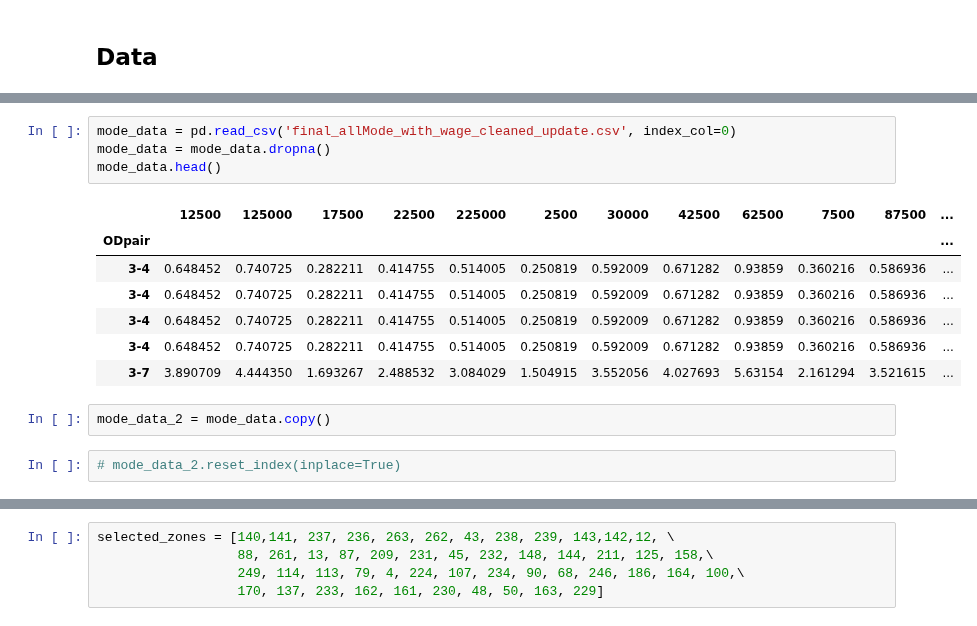
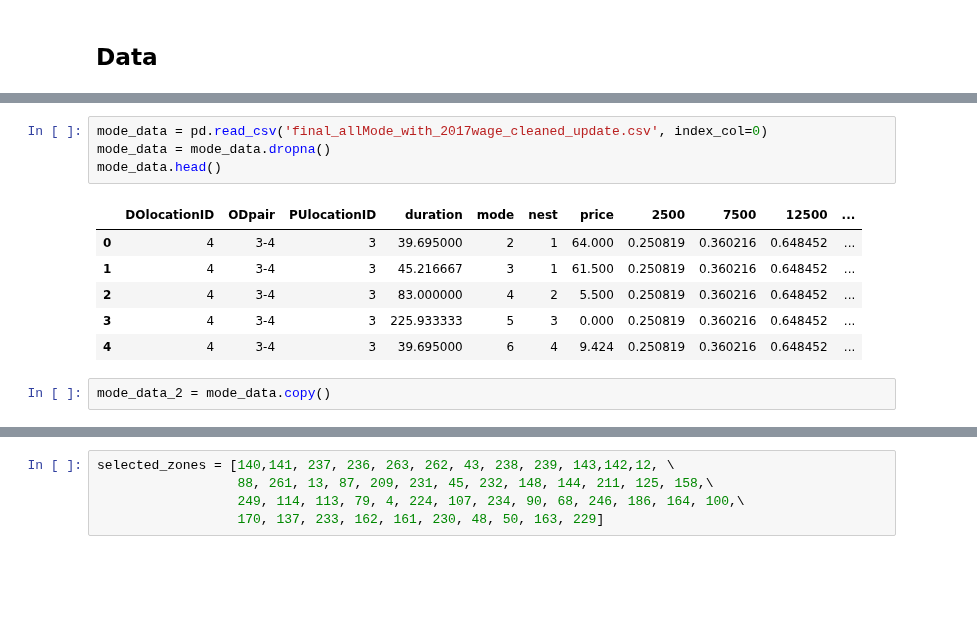
Before and after one commit to Rufei-Sheng/Manhattan-Congestion-Surcharge-Capstone, a Jupyter notebook: modeling/modeling_scenario_2.ipynb, the cells around one changed output, grey strips where cells are left out. Drawn from its saved outputs; the diff is of its cells as text; blank space fills up the shorter version.

Commit message:
update mode 6

```diff
--- a/modeling/modeling_scenario_2.ipynb
+++ b/modeling/modeling_scenario_2.ipynb
@@ -21,16 +27,13 @@ acs.head()
 # %%
-mode_data = pd.read_csv('final_allMode_with_wage_cleaned_update.csv', index_col=0)
+mode_data = pd.read_csv('final_allMode_with_2017wage_cleaned_update.csv', index_col=0)
 mode_data = mode_data.dropna()
 mode_data.head()
 # %% [output]
-|  | 12500 | 125000 | 17500 | 22500 | 225000 | 2500 | 30000 | 42500 | 62500 | 7500 | 87500 | ... |
-| ODpair |  |  |  |  |  |  |  |  |  |  |  | ... |
-| 3-4 | 0.648452 | 0.740725 | 0.282211 | 0.414755 | 0.514005 | 0.250819 | 0.592009 | 0.671282 | 0.93859 | 0.360216 | 0.586936 | ... |
-| 3-4 | 0.648452 | 0.740725 | 0.282211 | 0.414755 | 0.514005 | 0.250819 | 0.592009 | 0.671282 | 0.93859 | 0.360216 | 0.586936 | ... |
-| 3-4 | 0.648452 | 0.740725 | 0.282211 | 0.414755 | 0.514005 | 0.250819 | 0.592009 | 0.671282 | 0.93859 | 0.360216 | 0.586936 | ... |
-| 3-4 | 0.648452 | 0.740725 | 0.282211 | 0.414755 | 0.514005 | 0.250819 | 0.592009 | 0.671282 | 0.93859 | 0.360216 | 0.586936 | ... |
-| 3-7 | 3.890709 | 4.444350 | 1.693267 | 2.488532 | 3.084029 | 1.504915 | 3.552056 | 4.027693 | 5.63154 | 2.161294 | 3.521615 | ... |
+|  | DOlocationID | ODpair | PUlocationID | duration | mode | nest | price | 2500 | 7500 | 12500 | ... |
+| 0 | 4 | 3-4 | 3 | 39.695000 | 2 | 1 | 64.000 | 0.250819 | 0.360216 | 0.648452 | ... |
+| 1 | 4 | 3-4 | 3 | 45.216667 | 3 | 1 | 61.500 | 0.250819 | 0.360216 | 0.648452 | ... |
+| 2 | 4 | 3-4 | 3 | 83.000000 | 4 | 2 | 5.500 | 0.250819 | 0.360216 | 0.648452 | ... |
+| 3 | 4 | 3-4 | 3 | 225.933333 | 5 | 3 | 0.000 | 0.250819 | 0.360216 | 0.648452 | ... |
+| 4 | 4 | 3-4 | 3 | 39.695000 | 6 | 4 | 9.424 | 0.250819 | 0.360216 | 0.648452 | ... |
 # %%
 mode_data_2 = mode_data.copy()
-# %%
-# mode_data_2.reset_index(inplace=True)
```
Also changed, not shown: parts of 23 cells of this notebook, 4 other files.
